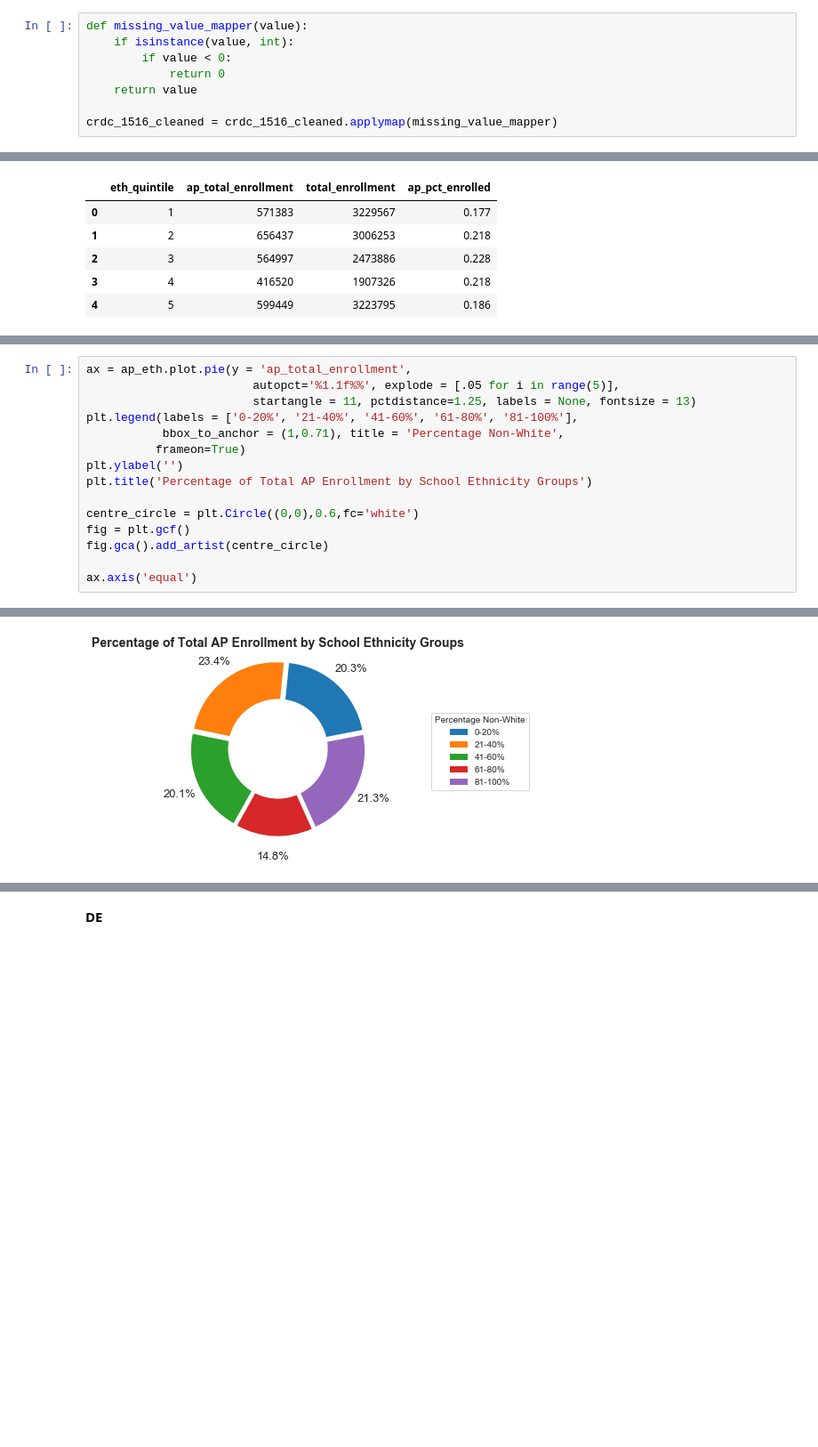
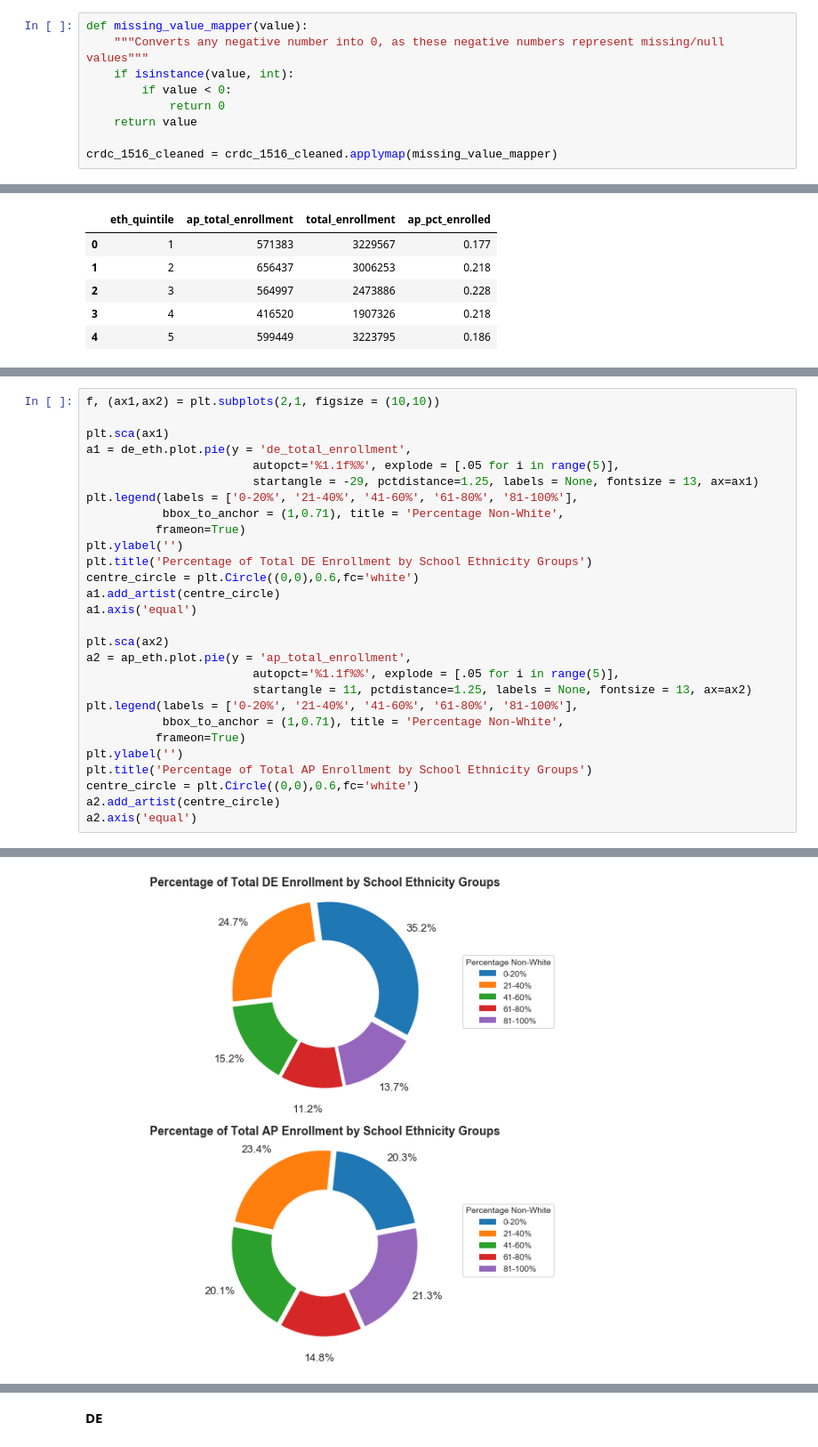
Before and after one commit to oconnoag/nacep_dual_enrollment_analysis, a Jupyter notebook: jupyter_notebooks/02_enrollment_analysis.ipynb, the cells around one changed output, grey strips where cells are left out. Shown at 89% size. Saved outputs shown, nothing was run; the diff lists cells and outputs as text; blank space fills up the shorter version.

```diff
--- a/jupyter_notebooks/02_enrollment_analysis.ipynb
+++ b/jupyter_notebooks/02_enrollment_analysis.ipynb
@@ -46,6 +52,7 @@ Specificially those for int-columns -- these are recorded as negative numbers th
 crdc_1516_cleaned = crdc_1516.copy()
 # %%
 def missing_value_mapper(value):
+    """Converts any negative number into 0, as these negative numbers represent missing/null values"""
     if isinstance(value, int):
         if value < 0:
             return 0
@@ -833,22 +992,35 @@ Text(0,0.5,'Percent Enrolled in AP')
 # %%
-ax = ap_eth.plot.pie(y = 'ap_total_enrollment',
+f, (ax1,ax2) = plt.subplots(2,1, figsize = (10,10))
+
+plt.sca(ax1)
+a1 = de_eth.plot.pie(y = 'de_total_enrollment',
                         autopct='%1.1f%%', explode = [.05 for i in range(5)],
-                        startangle = 11, pctdistance=1.25, labels = None, fontsize = 13)
+                        startangle = -29, pctdistance=1.25, labels = None, fontsize = 13, ax=ax1)
+plt.legend(labels = ['0-20%', '21-40%', '41-60%', '61-80%', '81-100%'],
+           bbox_to_anchor = (1,0.71), title = 'Percentage Non-White',
+          frameon=True)
+plt.ylabel('')
+plt.title('Percentage of Total DE Enrollment by School Ethnicity Groups')
+centre_circle = plt.Circle((0,0),0.6,fc='white')
+a1.add_artist(centre_circle)
+a1.axis('equal')
+
+plt.sca(ax2)
+a2 = ap_eth.plot.pie(y = 'ap_total_enrollment',
+                        autopct='%1.1f%%', explode = [.05 for i in range(5)],
+                        startangle = 11, pctdistance=1.25, labels = None, fontsize = 13, ax=ax2)
 plt.legend(labels = ['0-20%', '21-40%', '41-60%', '61-80%', '81-100%'],
            bbox_to_anchor = (1,0.71), title = 'Percentage Non-White',
           frameon=True)
 plt.ylabel('')
 plt.title('Percentage of Total AP Enrollment by School Ethnicity Groups')
-
 centre_circle = plt.Circle((0,0),0.6,fc='white')
-fig = plt.gcf()
-fig.gca().add_artist(centre_circle)
-
-ax.axis('equal')
+a2.add_artist(centre_circle)
+a2.axis('equal')
 # %% [output]
 (-1.1745952907558919,
  1.1758915841540927,
  -1.161647128230554,
  1.1658948905648758)
-[figure, old version]
+[figure, new version]
 # %% [markdown]
```
Also changed, not shown: parts of 61 cells of this notebook, 6 other files.
